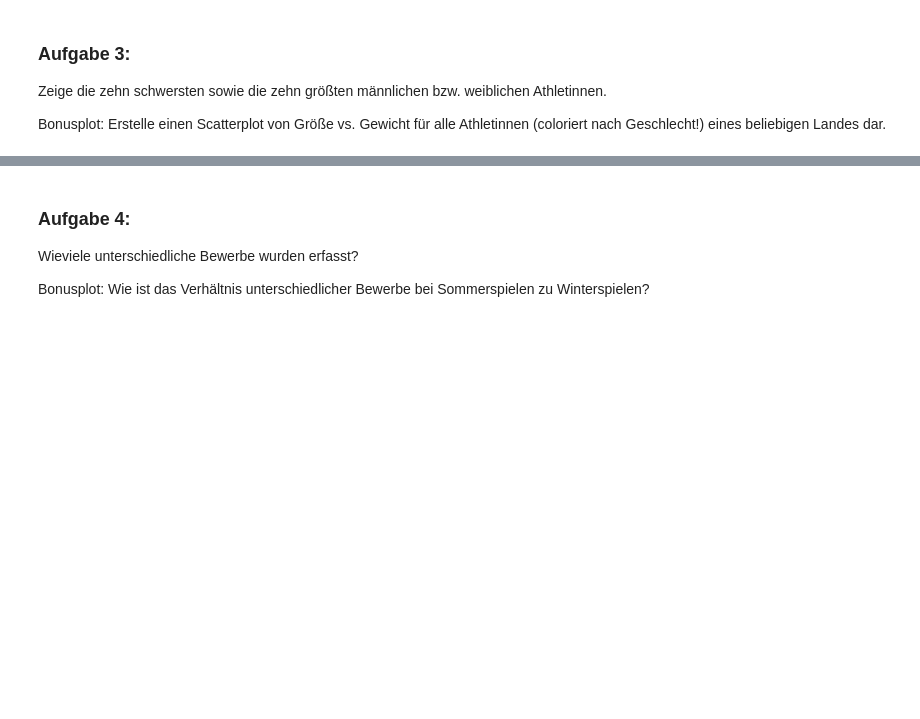
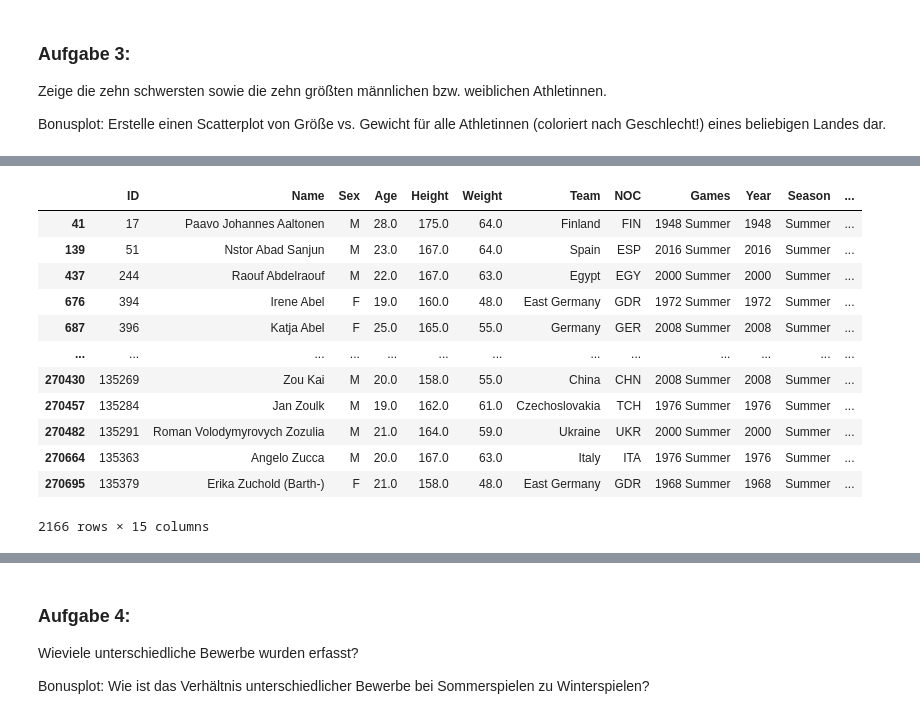
Before and after one commit to mschirl/bc-workshop-data-science, a Jupyter notebook: 01_Load_Clean_Visualize/01_Task_OlympicHistory.ipynb, the cells around one changed output, grey strips where cells are left out. Drawn from its saved outputs; the diff is of its cells as text; code cells hidden in the pictures; blank space fills up the shorter version.

```diff
--- a/01_Load_Clean_Visualize/01_Task_OlympicHistory.ipynb
+++ b/01_Load_Clean_Visualize/01_Task_OlympicHistory.ipynb
@@ -238,3 +365,6 @@ Bonusplot: An welchen Sportarten nahmen über die Jahre die meisten Athletinnen
 Zeige die zehn schwersten sowie die zehn größten männlichen bzw. weiblichen Athletinnen.
 
 Bonusplot: Erstelle einen Scatterplot von Größe vs. Gewicht für alle Athletinnen (coloriert nach Geschlecht!) eines beliebigen Landes dar.
+# %%
+unique_athletes = df_athletes.drop_duplicates(subset=['ID'])
+unique_athletes.info()
@@ -240,0 +389,3 @@ Bonusplot: Erstelle einen Scatterplot von Größe vs. Gewicht für alle Athletin
+# %%
+unique_athletes = unique_athletes.dropna(subset=['Height', 'Weight'])
+unique_athletes.info()
@@ -240,0 +547,16 @@ Bonusplot: Erstelle einen Scatterplot von Größe vs. Gewicht für alle Athletin
+# %%
+unique_athletes[unique_athletes['Sport'] == 'Gymnastics']
+# %% [output]
+|  | ID | Name | Sex | Age | Height | Weight | Team | NOC | Games | Year | Season | ... |
+| 41 | 17 | Paavo Johannes Aaltonen | M | 28.0 | 175.0 | 64.0 | Finland | FIN | 1948 Summer | 1948 | Summer | ... |
+| 139 | 51 | Nstor Abad Sanjun | M | 23.0 | 167.0 | 64.0 | Spain | ESP | 2016 Summer | 2016 | Summer | ... |
+| 437 | 244 | Raouf Abdelraouf | M | 22.0 | 167.0 | 63.0 | Egypt | EGY | 2000 Summer | 2000 | Summer | ... |
+| 676 | 394 | Irene Abel | F | 19.0 | 160.0 | 48.0 | East Germany | GDR | 1972 Summer | 1972 | Summer | ... |
+| 687 | 396 | Katja Abel | F | 25.0 | 165.0 | 55.0 | Germany | GER | 2008 Summer | 2008 | Summer | ... |
+| ... | ... | ... | ... | ... | ... | ... | ... | ... | ... | ... | ... | ... |
+| 270430 | 135269 | Zou Kai | M | 20.0 | 158.0 | 55.0 | China | CHN | 2008 Summer | 2008 | Summer | ... |
+| 270457 | 135284 | Jan Zoulk | M | 19.0 | 162.0 | 61.0 | Czechoslovakia | TCH | 1976 Summer | 1976 | Summer | ... |
+| 270482 | 135291 | Roman Volodymyrovych Zozulia | M | 21.0 | 164.0 | 59.0 | Ukraine | UKR | 2000 Summer | 2000 | Summer | ... |
+| 270664 | 135363 | Angelo Zucca | M | 20.0 | 167.0 | 63.0 | Italy | ITA | 1976 Summer | 1976 | Summer | ... |
+| 270695 | 135379 | Erika Zuchold (Barth-) | F | 21.0 | 158.0 | 48.0 | East Germany | GDR | 1968 Summer | 1968 | Summer | ... |
+2166 rows × 15 columns
```
Also changed, not shown: parts of 46 cells of this notebook.
